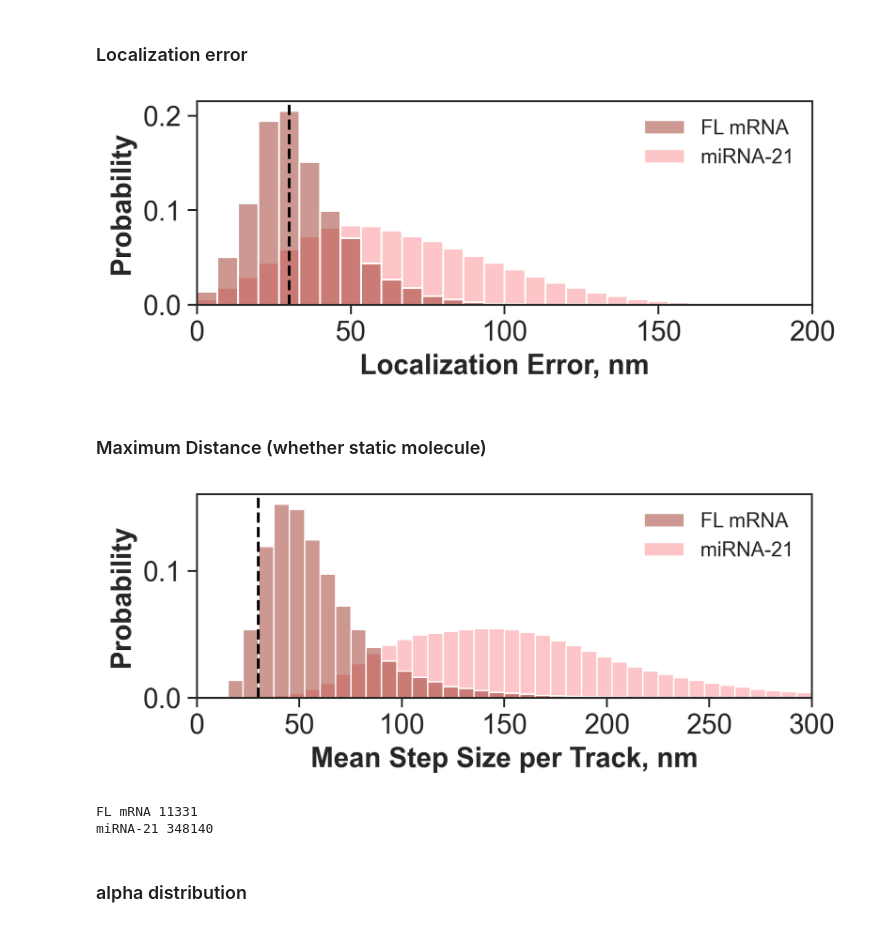
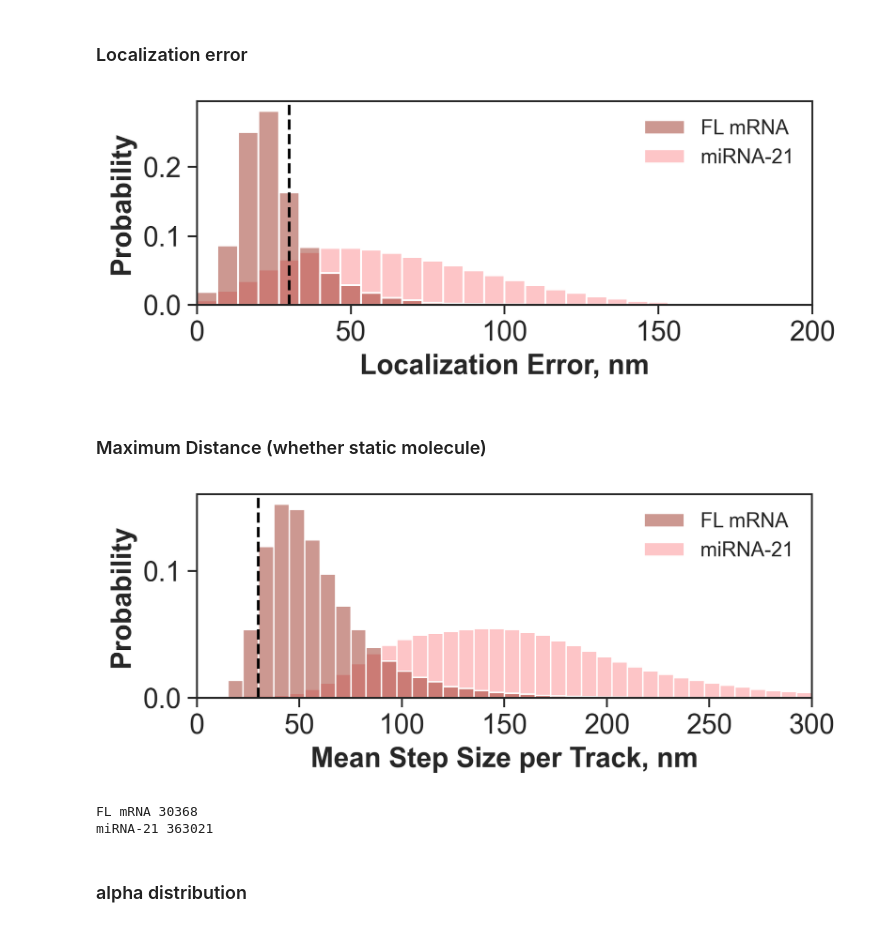
Before and after one commit to walterlab-um/intra_condensate_SPT, a Jupyter notebook: plot_paper_figure/Fig3_FL_vs_miR21_in_condensate.ipynb, the cells around one changed output. Saved outputs shown, nothing was run; the diff lists cells and outputs as text; code cells hidden in the pictures.

Commit message:
use mean size as threshold

```diff
--- a/plot_paper_figure/Fig3_FL_vs_miR21_in_condensate.ipynb
+++ b/plot_paper_figure/Fig3_FL_vs_miR21_in_condensate.ipynb
@@ -70,7 +71,7 @@ df_saspt = pd.concat([df_saspt_1, df_saspt_2], ignore_index=True)
 # %% [markdown]
 ### Localization error
 # %%
-data = df_AIO[df_AIO["max_d_anytwo_nm"] > threshold_max_d_anytwo_nm]
+data = df_AIO[df_AIO["mean_stepsize_nm"] > immobile_stepsize_threshold_nm]
 data = data[data["linear_fit_R2"] > 0.7]
 # quantile = np.quantile(df_AIO["linear_fit_sigma"].dropna().to_numpy(), 0.999)
 plt.figure(figsize=(6, 2), dpi=300)
@@ -78,35 +79,35 @@ ax = sns.histplot(
     data=data,
     x="linear_fit_sigma",
     hue="label",
     palette=palette,
     bins=30,
     binrange=(0, 200),
     stat="probability",
     common_norm=False,
     alpha=0.5,
 )
-plt.axvline(30, ls="--", color="black")
+plt.axvline(immobile_stepsize_threshold_nm, ls="--", color="black")
 plt.xlim(0, 200)
 sns.move_legend(ax, 0, title=None, frameon=False)
 plt.xlabel("Localization Error, nm", weight="bold", fontsize=15)
 plt.ylabel("Probability", weight="bold", fontsize=15)
 plt.gca().spines[:].set_linewidth(1)
 plt.gca().tick_params(
     axis="both",
     which="major",
     labelsize=15,
     direction="out",
     bottom=True,
     left=True,
     length=5,
     width=1,
 )
 
 plt.gca().tick_params(axis="both", which="major", labelsize=15)
 plt.savefig("1.LocError_histo_" + postfix, format="png", bbox_inches="tight")
 plt.show()
 # %% [output]
-[figure, old version]
+[figure, new version]
 # %% [markdown]
 ### Maximum Distance (whether static molecule)
 # %%
@@ -146,8 +147,8 @@ print(label_1, data[data["label"] == label_1].shape[0])
 print(label_2, data[data["label"] == label_2].shape[0])
 # %% [output]
 [figure]
-FL mRNA 11331
-miRNA-21 348140
+FL mRNA 30368
+miRNA-21 363021
 # %% [markdown]
 ### alpha distribution
 # %%
```
Also changed, not shown: parts of 6 cells of this notebook.
